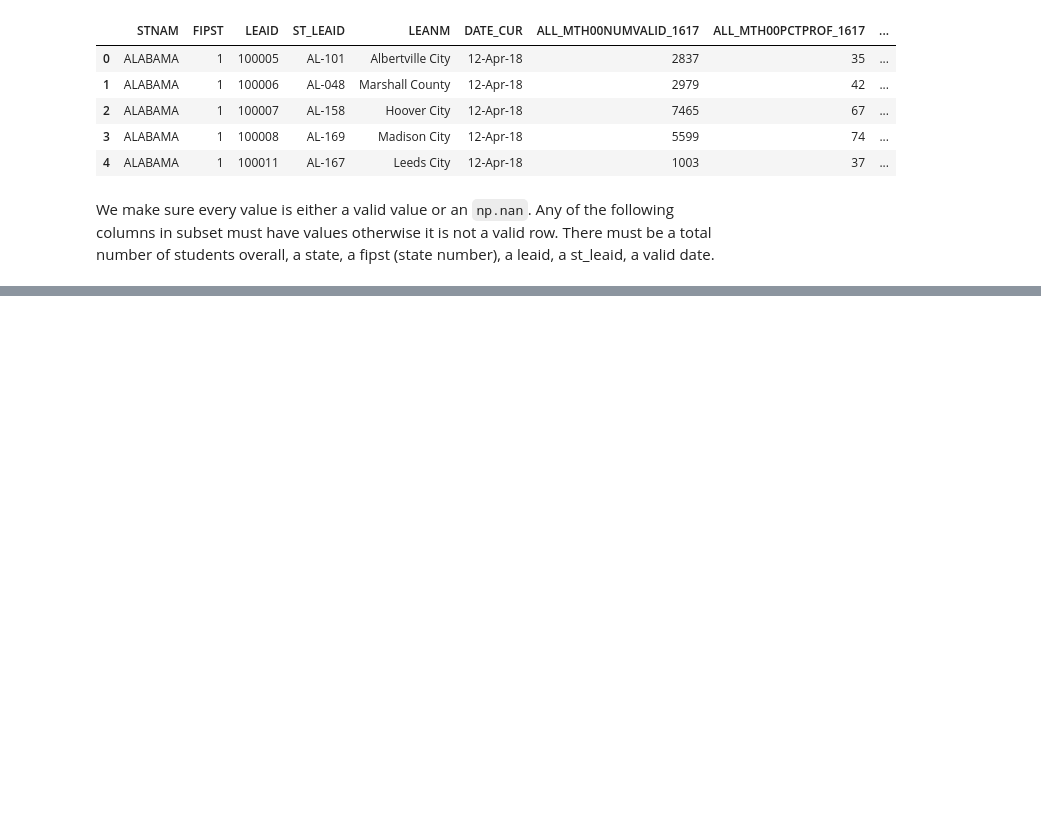
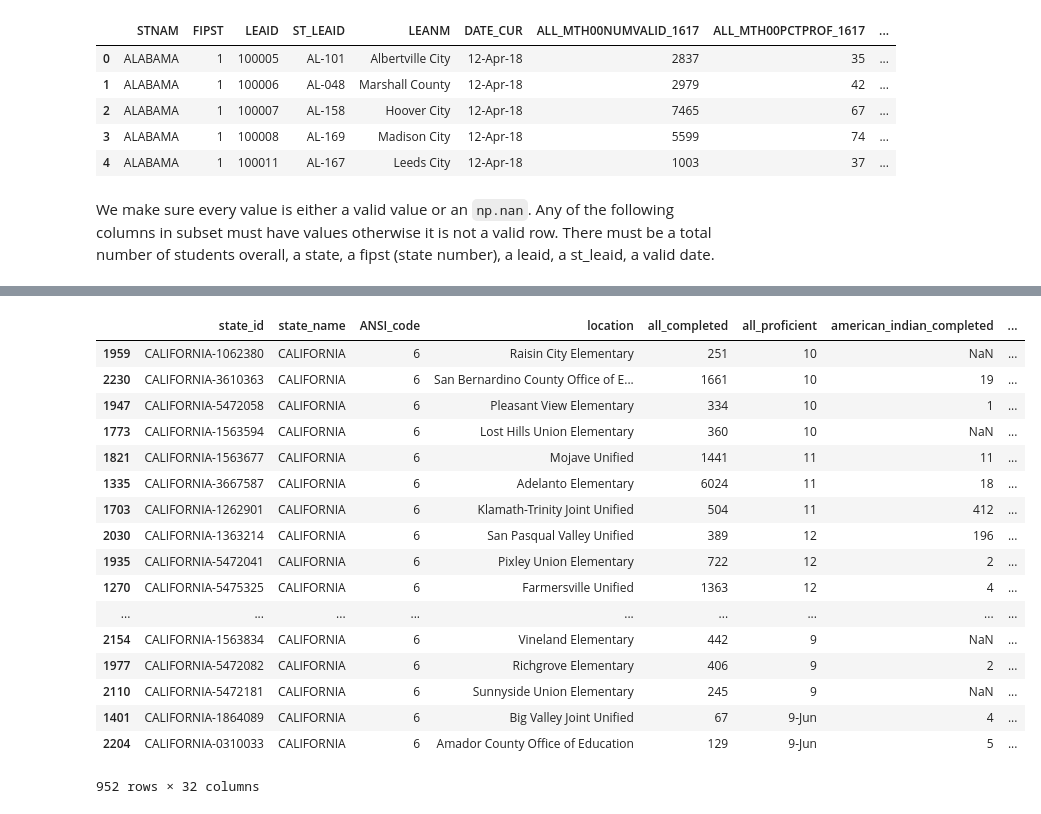
Before and after one commit to kannanfire/kannanfire.github.io, a Jupyter notebook: final_project.ipynb, the cells around one changed output, grey strips where cells are left out. Drawn from its saved outputs; the diff is of its cells as text; code cells hidden in the pictures; blank space fills up the shorter version.

```diff
--- a/final_project.ipynb
+++ b/final_project.ipynb
@@ -141,7 +139,27 @@ df1
 # %%
 df2 = df1.copy()
 
 g = df2.groupby('state_name')
 
-a = g.get_group('ALABAMA')
-a
+md = g.get_group('MARYLAND')
+ca = g.get_group('CALIFORNIA')
+ca.sort_values('all_proficient')
+# %% [output]
+|  | state_id | state_name | ANSI_code | location | all_completed | all_proficient | american_indian_completed | ... |
+| 1959 | CALIFORNIA-1062380 | CALIFORNIA | 6 | Raisin City Elementary | 251 | 10 | NaN | ... |
+| 2230 | CALIFORNIA-3610363 | CALIFORNIA | 6 | San Bernardino County Office of E... | 1661 | 10 | 19 | ... |
+| 1947 | CALIFORNIA-5472058 | CALIFORNIA | 6 | Pleasant View Elementary | 334 | 10 | 1 | ... |
+| 1773 | CALIFORNIA-1563594 | CALIFORNIA | 6 | Lost Hills Union Elementary | 360 | 10 | NaN | ... |
+| 1821 | CALIFORNIA-1563677 | CALIFORNIA | 6 | Mojave Unified | 1441 | 11 | 11 | ... |
+| 1335 | CALIFORNIA-3667587 | CALIFORNIA | 6 | Adelanto Elementary | 6024 | 11 | 18 | ... |
+| 1703 | CALIFORNIA-1262901 | CALIFORNIA | 6 | Klamath-Trinity Joint Unified | 504 | 11 | 412 | ... |
+| 2030 | CALIFORNIA-1363214 | CALIFORNIA | 6 | San Pasqual Valley Unified | 389 | 12 | 196 | ... |
+| 1935 | CALIFORNIA-5472041 | CALIFORNIA | 6 | Pixley Union Elementary | 722 | 12 | 2 | ... |
+| 1270 | CALIFORNIA-5475325 | CALIFORNIA | 6 | Farmersville Unified | 1363 | 12 | 4 | ... |
+| ... | ... | ... | ... | ... | ... | ... | ... | ... |
+| 2154 | CALIFORNIA-1563834 | CALIFORNIA | 6 | Vineland Elementary | 442 | 9 | NaN | ... |
+| 1977 | CALIFORNIA-5472082 | CALIFORNIA | 6 | Richgrove Elementary | 406 | 9 | 2 | ... |
+| 2110 | CALIFORNIA-5472181 | CALIFORNIA | 6 | Sunnyside Union Elementary | 245 | 9 | NaN | ... |
+| 1401 | CALIFORNIA-1864089 | CALIFORNIA | 6 | Big Valley Joint Unified | 67 | 9-Jun | 4 | ... |
+| 2204 | CALIFORNIA-0310033 | CALIFORNIA | 6 | Amador County Office of Education | 129 | 9-Jun | 5 | ... |
+952 rows × 32 columns
```
Also changed, not shown: parts of 3 cells of this notebook.
